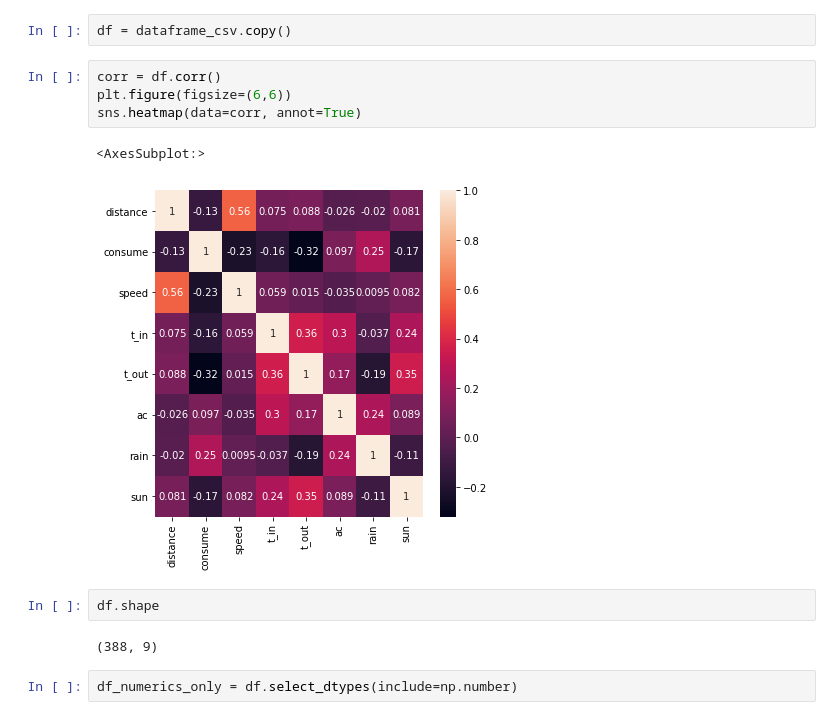
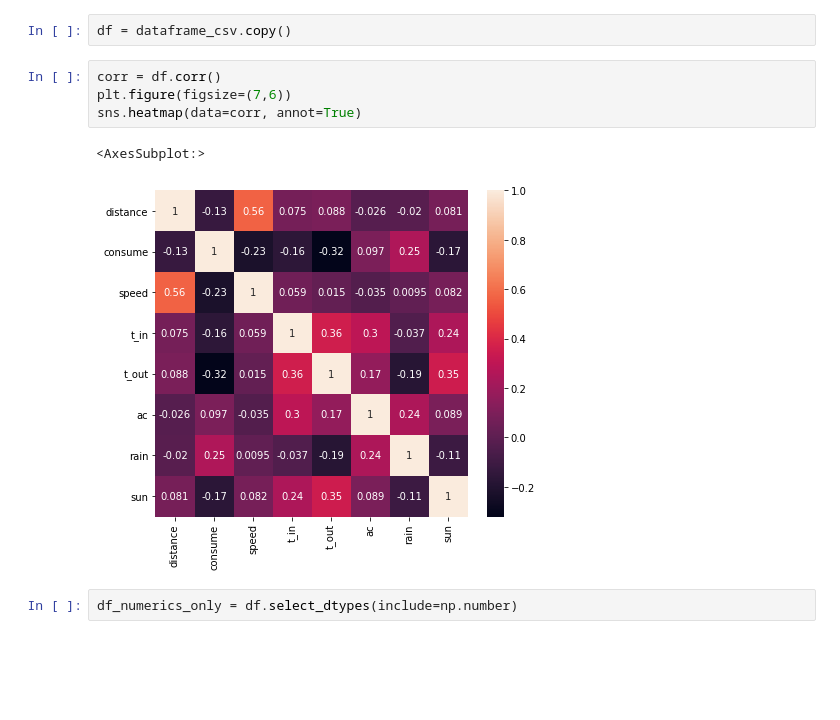
Before and after one commit to CristinaCallejo/reto_data, a Jupyter notebook: vis.ipynb, the cells around one changed output. Saved outputs shown, nothing was run; the diff lists cells and outputs as text; blank space fills up the shorter version.

```diff
--- a/vis.ipynb
+++ b/vis.ipynb
@@ -31,15 +31,11 @@ dtype: object
 df = dataframe_csv.copy()
 # %%
 corr = df.corr()
-plt.figure(figsize=(6,6))
+plt.figure(figsize=(7,6))
 sns.heatmap(data=corr, annot=True)
 # %% [output]
 <AxesSubplot:>
-[figure, old version]
+[figure, new version]
-# %%
-df.shape
-# %% [output]
-(388, 9)
 # %%
 df_numerics_only = df.select_dtypes(include=np.number)
 # %%
```
Also changed, not shown: parts of 10 cells of this notebook, 1 other file.
